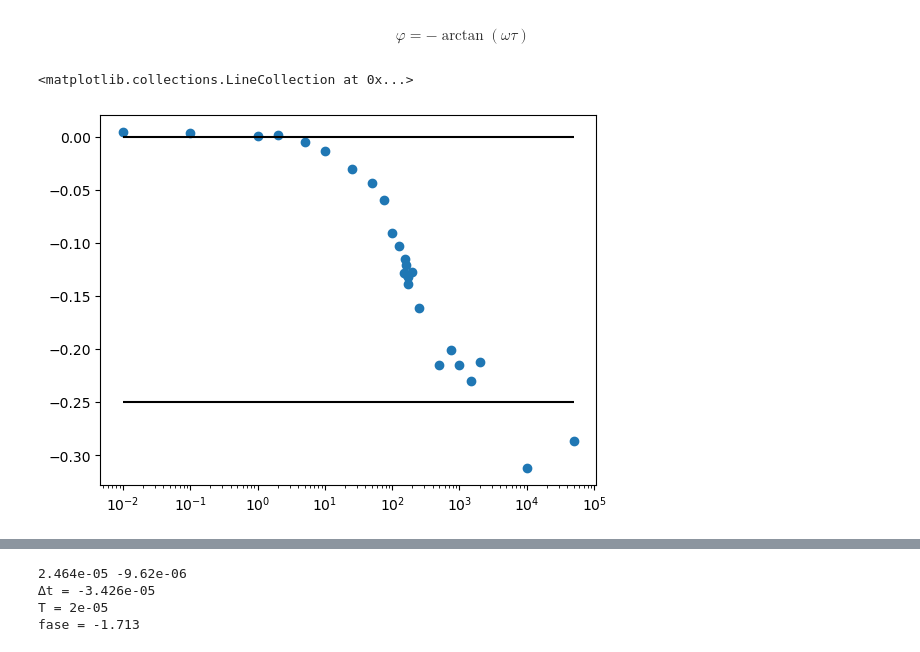
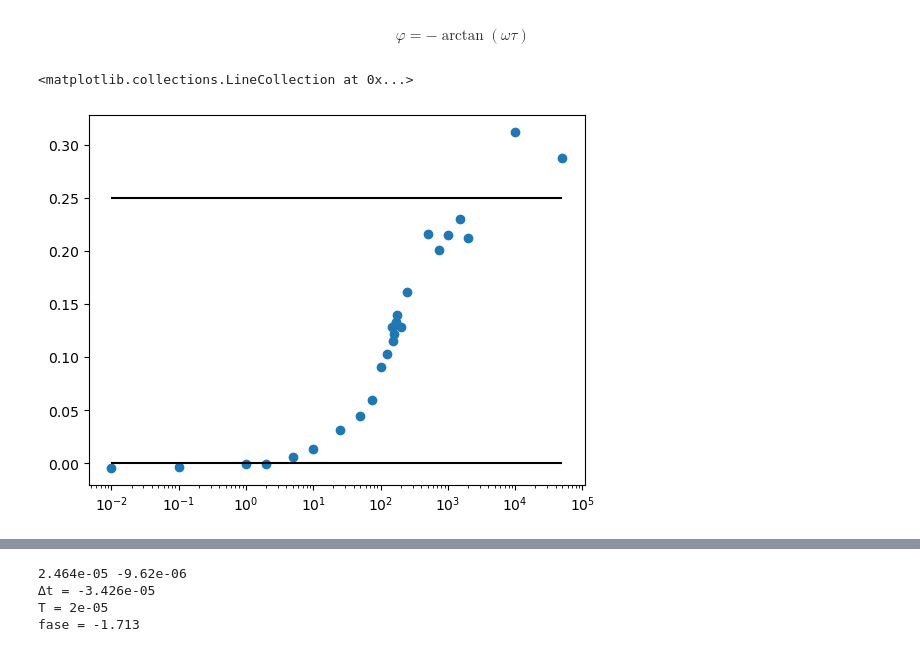
Before and after one commit to RBerga06/unipr-clt-fisica, a Jupyter notebook: lab2/exp4/exp4.ipynb, the cells around one changed output, grey strips where cells are left out. Drawn from its saved outputs; the diff is of its cells as text; code cells hidden in the pictures.

```diff
--- a/lab2/exp4/exp4.ipynb
+++ b/lab2/exp4/exp4.ipynb
@@ -81,17 +81,22 @@ for (_, (t, ch1, ch2mod, idx)) in files1mod + files2mod:
 [0.03663285 0.11128076 0.21674532 0.27068215 0.21674532 0.11128076
  0.03663285]
 # %%
-for (freq0, (t, ch1, ch2, idx)) in files1 + files2:
+def _fit_file(freq: float, t: npt.NDArray[np.float64], ch1: npt.NDArray[np.float64], ch2: npt.NDArray[np.float64]) -> tuple[npt.NDArray[np.float64], Sine, Sine]:
     _, ax1 = plt.subplots()
     ax2 = ax1.twinx()
     ax1.plot(t, ch1, color="C0")
     ax2.plot(t, ch2, color="C1")
-    sine1 = Sine.fit(t, ch1, freq0=freq0)
+    sine1 = Sine.fit(t, ch1, freq0=freq)
     sine2 = Sine.fit(t, ch2, freq0=sine1.freq)
     ax1.plot(t, sine1(t), color="C2")
     ax2.plot(t, sine2(t), color="C3")
     plt.savefig(f"elab/{idx}fit.png")
     plt.close()
+    return t, sine1, sine2
+
+
+files1fit = [(idx, *_fit_file(freq0, t, ch1, ch2)) for (freq0, (t, ch1, ch2, idx)) in files1]
+files2fit = [(idx, *_fit_file(freq0, t, ch1, ch2)) for (freq0, (t, ch1, ch2, idx)) in files2]
 # %% [markdown]
 # Prima parte
 # %%
@@ -108,3 +113,15 @@ plt.scatter(freqs, ampiezze)
 plt.xscale("log")
 # %% [output]
 [figure]
+# %%
+freqs = []
+ampiezze = []
+for (_, t, sine1, sine2) in files1fit:
+    freqs.append(sine1.freq)
+    Vin = sine1.ampl
+    Vout = sine2.ampl
+    Vout_Vin = Vout / Vin
+    ampiezze.append(Vout_Vin)
+
+plt.scatter(freqs, ampiezze)
+plt.xscale("log")
@@ -113,16 +132,16 @@ $$\varphi = - \arctan\left(\omega \tau\right)$$
 # %%
 freqs = []
 fasi = []
 for (f, (t, ch1, ch2, _)) in files1mod:
     freqs.append(f)
     fase = (t[np.nanargmax(ch1)] - t[np.nanargmax(ch2)]) * f
     while fase > 0.5: fase -= 1
     if fase < -1: fase += 1
-    fasi.append(fase)
+    fasi.append(-fase)
 
 plt.scatter(freqs, fasi)
 plt.xscale("log")
-plt.hlines([0, -.25], np.min(freqs), np.max(freqs), color="k")
+plt.hlines([0, .25], np.min(freqs), np.max(freqs), color="k")
 # %% [output]
 <matplotlib.collections.LineCollection at 0x...>
-[figure, old version]
+[figure, new version]
```
Also changed, not shown: parts of 5 cells of this notebook.
